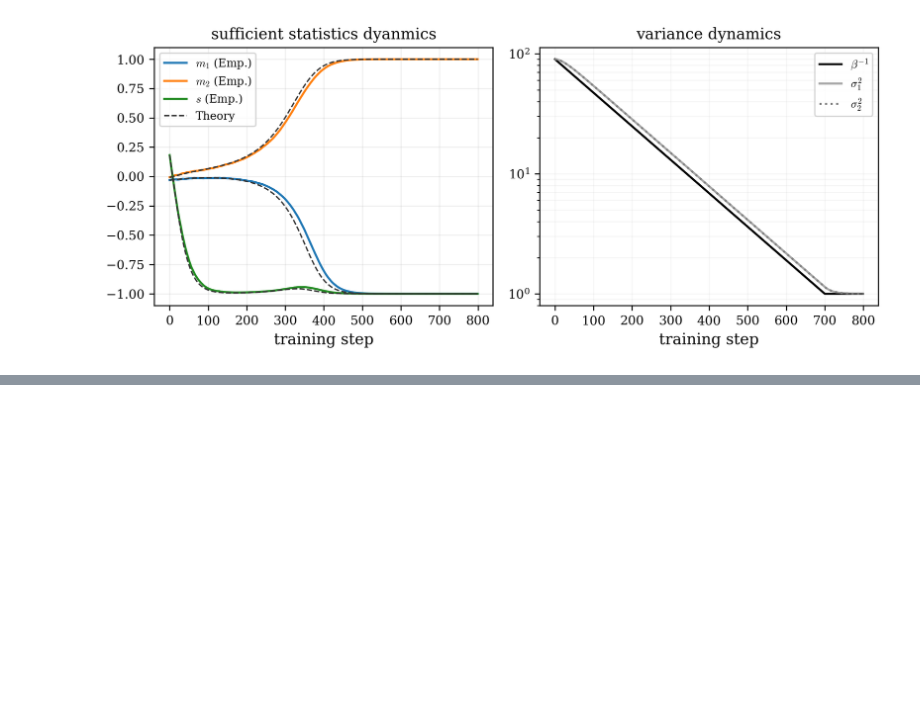
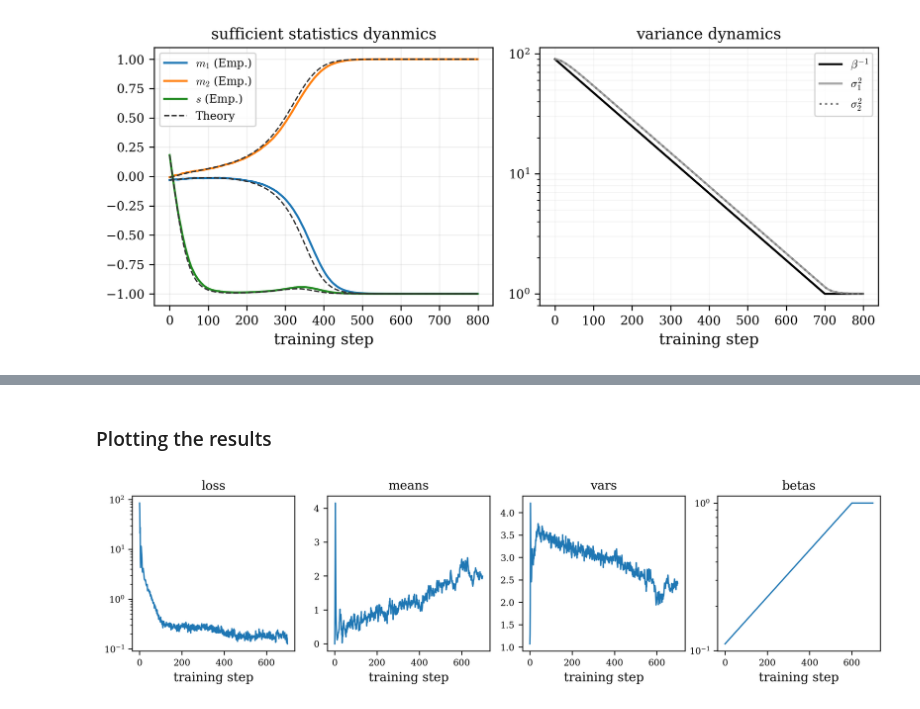
Before and after one commit to Luijios/annealed_vi_gmms, a Jupyter notebook: preliminary_experiments.ipynb, the cells around one changed output, grey strips where cells are left out. Cells and saved outputs as stored; diff of their text form; code cells hidden in the pictures; blank space fills up the shorter version.

Commit message:
added preliminary exp with realnvp

```diff
--- a/preliminary_experiments.ipynb
+++ b/preliminary_experiments.ipynb
@@ -279,0 +298,61 @@ plt.show()
+# %%
+#setting up the teacher
+torch.manual_seed(config['teacher_param']['seed'])
+
+mu_star = torch.randn(dim, device=device)
+mu_star = mu_star / torch.norm(mu_star)
+target_means = torch.stack([radius*mu_star, -radius*mu_star])
+target_vars = torch.tensor([1., 1.], device=device)
+target_weights = torch.tensor([w_star, 1-w_star], device=device)
+target = MIG(target_means, target_vars, target_weights, device=device)
+# %%
+# setting up the model
+torch.manual_seed(config['nf_param']['seed'])
+flow = RealNVP(config['nf_param']['num_layers'], dim, config['nf_param']['hidden_dim'], device=device)
+# %%
+# training loop (be careful to run on gpu. this might take a minute)
+res = train_realnvp(flow, target, config)
+# %% [markdown]
+### Plotting the results
+# %%
+plt.rcParams.update({
+    "font.family": "serif",
+    "mathtext.fontset": "cm",
+    "font.size": 11,
+    "axes.labelsize": 11,
+    "axes.titlesize": 11,
+    "xtick.labelsize": 8,
+    "ytick.labelsize": 8,
+    "legend.fontsize": 11,
+    "lines.linewidth": 1.2,
+    "grid.alpha": 0.3
+})
+
+fig, axes = plt.subplots(1, 4, figsize=(12, 2.5), dpi=300, sharex=True)
+
+axes[0].plot(res['losses'])
+
+axes[1].plot(res['means'])
+
+axes[2].plot(res['vars'])
+
+axes[3].plot(res['betas'])
+
+# Post-processing for clarity
+axes[0].set_yscale('log')
+axes[3].set_yscale('log')
+
+axes[0].set_title('loss')
+axes[1].set_title('means')
+axes[2].set_title('vars')
+axes[3].set_title('betas')
+axes[0].set_xlabel('training step')
+axes[1].set_xlabel('training step')
+axes[2].set_xlabel('training step')
+axes[3].set_xlabel('training step')
+
+filename = "figures/realnvp_preliminary_exp.pdf"
+#plt.savefig(filename, bbox_inches='tight')
+plt.show()
+# %% [output]
+[figure, added]
```
Also changed, not shown: parts of 3 cells of this notebook, 4 other files.
